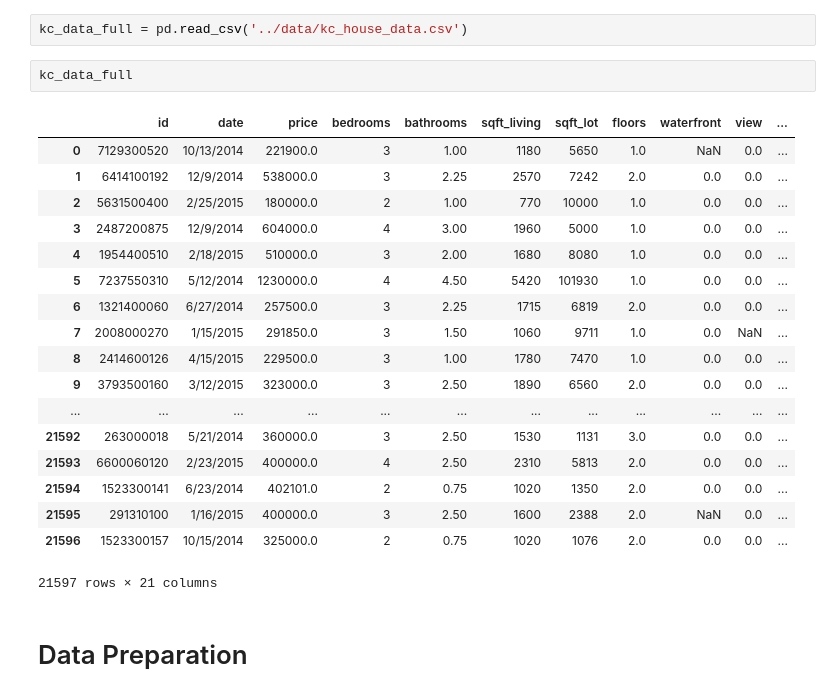
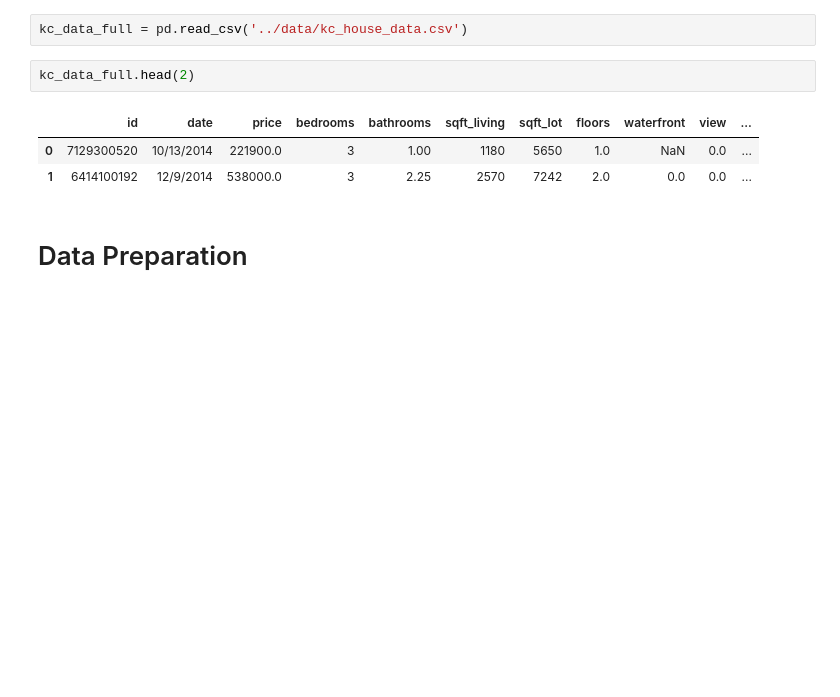
Before and after one commit to ConnorAnderson29/mod1_project1, a Jupyter notebook: models/project_revision.ipynb, the cells around one changed output. Drawn from its saved outputs; the diff is of its cells as text; blank space fills up the shorter version.

```diff
--- a/models/project_revision.ipynb
+++ b/models/project_revision.ipynb
@@ -22,26 +22,11 @@ pd.set_option('display.max_columns', None)
 # %%
 kc_data_full = pd.read_csv('../data/kc_house_data.csv')
 # %%
-kc_data_full
+kc_data_full.head(2)
 # %% [output]
 |  | id | date | price | bedrooms | bathrooms | sqft_living | sqft_lot | floors | waterfront | view | ... |
 | 0 | 7129300520 | 10/13/2014 | 221900.0 | 3 | 1.00 | 1180 | 5650 | 1.0 | NaN | 0.0 | ... |
 | 1 | 6414100192 | 12/9/2014 | 538000.0 | 3 | 2.25 | 2570 | 7242 | 2.0 | 0.0 | 0.0 | ... |
-| 2 | 5631500400 | 2/25/2015 | 180000.0 | 2 | 1.00 | 770 | 10000 | 1.0 | 0.0 | 0.0 | ... |
-| 3 | 2487200875 | 12/9/2014 | 604000.0 | 4 | 3.00 | 1960 | 5000 | 1.0 | 0.0 | 0.0 | ... |
-| 4 | 1954400510 | 2/18/2015 | 510000.0 | 3 | 2.00 | 1680 | 8080 | 1.0 | 0.0 | 0.0 | ... |
-| 5 | 7237550310 | 5/12/2014 | 1230000.0 | 4 | 4.50 | 5420 | 101930 | 1.0 | 0.0 | 0.0 | ... |
-| 6 | 1321400060 | 6/27/2014 | 257500.0 | 3 | 2.25 | 1715 | 6819 | 2.0 | 0.0 | 0.0 | ... |
-| 7 | 2008000270 | 1/15/2015 | 291850.0 | 3 | 1.50 | 1060 | 9711 | 1.0 | 0.0 | NaN | ... |
-| 8 | 2414600126 | 4/15/2015 | 229500.0 | 3 | 1.00 | 1780 | 7470 | 1.0 | 0.0 | 0.0 | ... |
-| 9 | 3793500160 | 3/12/2015 | 323000.0 | 3 | 2.50 | 1890 | 6560 | 2.0 | 0.0 | 0.0 | ... |
-| ... | ... | ... | ... | ... | ... | ... | ... | ... | ... | ... | ... |
-| 21592 | 263000018 | 5/21/2014 | 360000.0 | 3 | 2.50 | 1530 | 1131 | 3.0 | 0.0 | 0.0 | ... |
-| 21593 | 6600060120 | 2/23/2015 | 400000.0 | 4 | 2.50 | 2310 | 5813 | 2.0 | 0.0 | 0.0 | ... |
-| 21594 | 1523300141 | 6/23/2014 | 402101.0 | 2 | 0.75 | 1020 | 1350 | 2.0 | 0.0 | 0.0 | ... |
-| 21595 | 291310100 | 1/16/2015 | 400000.0 | 3 | 2.50 | 1600 | 2388 | 2.0 | NaN | 0.0 | ... |
-| 21596 | 1523300157 | 10/15/2014 | 325000.0 | 2 | 0.75 | 1020 | 1076 | 2.0 | 0.0 | 0.0 | ... |
-21597 rows × 21 columns
 # %% [markdown]
 # Data Preparation
 # %% [markdown]
```
Also changed, not shown: parts of 10 cells of this notebook, 3 other files.
